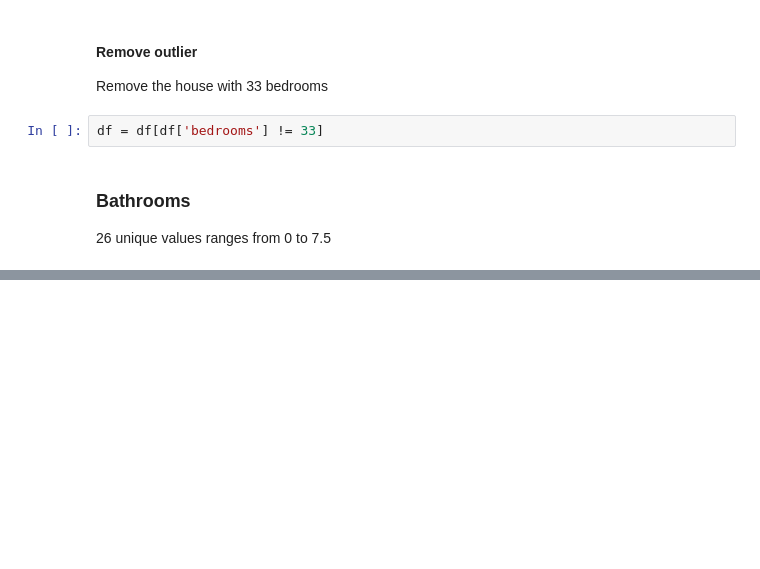
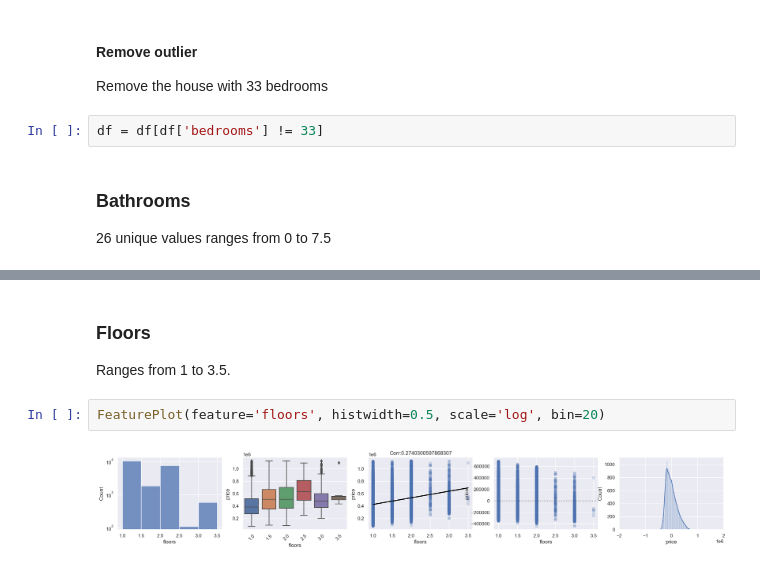
Before and after one commit to jhjang101/kaggle, a Jupyter notebook: House Sales in King County/House Sales in King County2.ipynb, the cells around one changed output, grey strips where cells are left out. Saved outputs shown, nothing was run; the diff lists cells and outputs as text; blank space fills up the shorter version.

```diff
--- a/House Sales in King County/House Sales in King County2.ipynb
+++ b/House Sales in King County/House Sales in King County2.ipynb
@@ -189,0 +212,8 @@ fig = plt.figure(figsize=(10,4))
+# %% [markdown]
+### Floors
+
+Ranges from 1 to 3.5.
+# %%
+FeaturePlot(feature='floors', histwidth=0.5, scale='log', bin=20)
+# %% [output]
+[figure, added]
```
Also changed, not shown: parts of 23 cells of this notebook.
